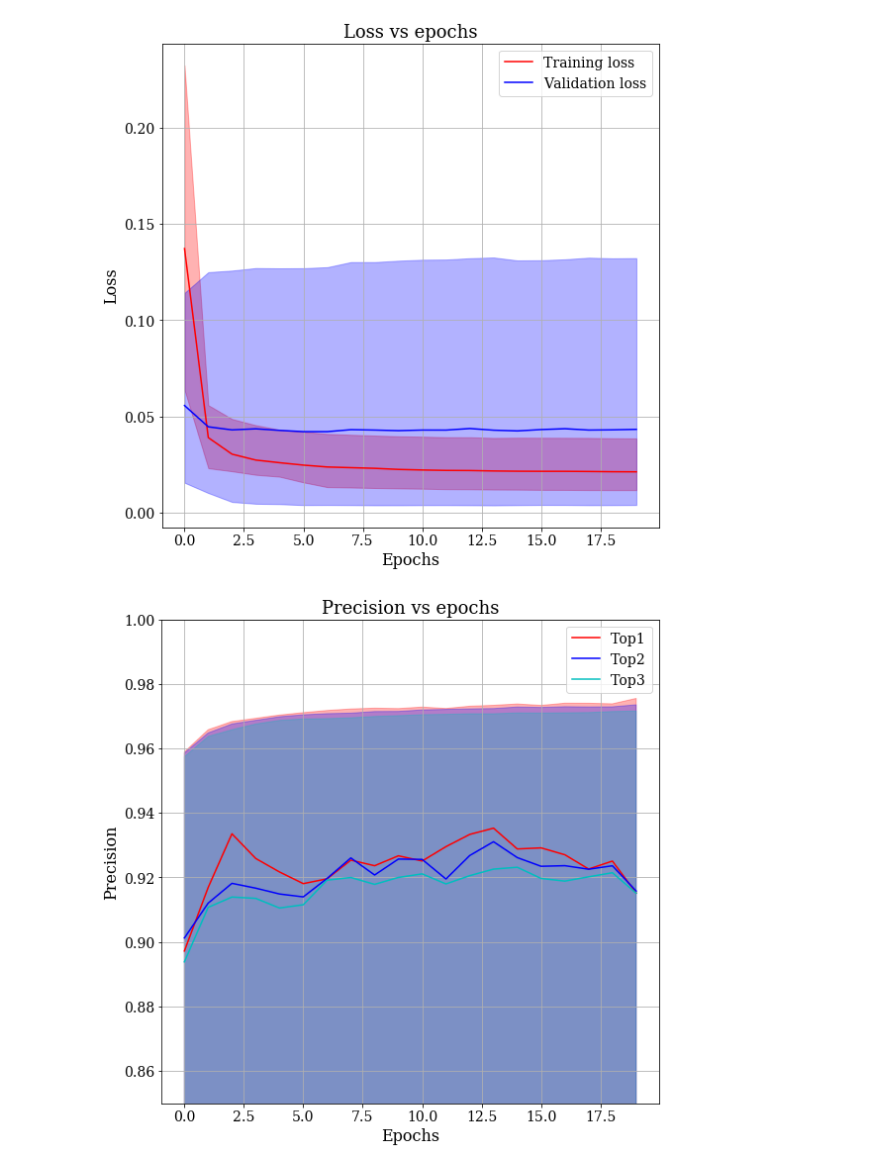
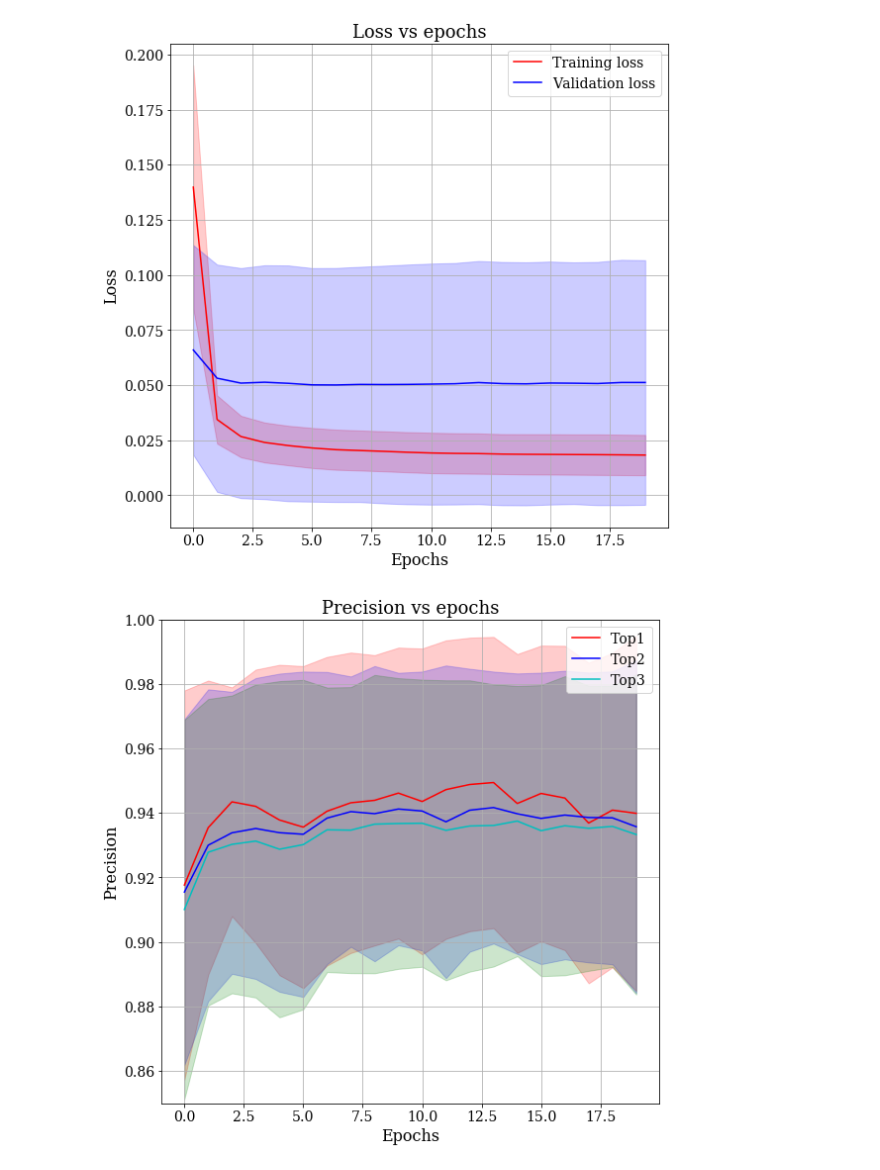
Before and after one commit to anuprulez/similar_galaxy_workflow, a Jupyter notebook: final_evaluations/deep_network_bc.ipynb, the cells around one changed output. Drawn from its saved outputs; the diff is of its cells as text; code cells hidden in the pictures.

```diff
--- a/final_evaluations/deep_network_bc.ipynb
+++ b/final_evaluations/deep_network_bc.ipynb
@@ -10,7 +10,6 @@ from keras import backend as K
 from keras.utils import get_custom_objects
 
 from matplotlib import pyplot as plt
-from matplotlib import rcParams
 
 warnings.filterwarnings("ignore")
 
@@ -21,11 +20,13 @@ font = {'family': 'serif', 'size': 14}
 
 plt.rc('font', **font)
 
-rcParams['font.family'] = "serif"
+alpha_fade = 0.2
 
 size_title = 18
 size_label = 16
 n_pred = 2
+method_type = base_path
+runs = 10
 
 def read_file(path):
     with open(path) as f:
@@ -44,8 +45,8 @@ def plot_loss(x_val1, loss_tr_y1, loss_tr_y2, x_val2, loss_te_y1, loss_te_y2, ti
     plt.xlabel(xlabel, size=size_label)
     plt.ylabel(ylabel, size=size_label)
     plt.title(title, size=size_title)
-    plt.fill_between(x_pos, loss_tr_y1, loss_tr_y2, color = 'r', alpha = 0.3)
-    plt.fill_between(x_pos, loss_te_y1, loss_te_y2, color = 'b', alpha = 0.3)
+    plt.fill_between(x_pos, loss_tr_y1, loss_tr_y2, color = 'r', alpha = alpha_fade)
+    plt.fill_between(x_pos, loss_te_y1, loss_te_y2, color = 'b', alpha = alpha_fade)
     plt.legend(leg)
     plt.grid(True)
     plt.show()
@@ -61,9 +62,9 @@ def plot_accuracy(x_val1, y1_top1, y2_top1, x_val2, y1_top2, y2_top2, x_val3, y1
     plt.xlabel(xlabel, size=size_label)
     plt.ylabel(ylabel, size=size_label)
     plt.title(title, size=size_title)
-    plt.fill_between(x_pos, y1_top1, y2_top1, color = 'r', alpha = 0.3)
-    plt.fill_between(x_pos, y1_top2, y2_top2, color = 'b', alpha = 0.3)
-    plt.fill_between(x_pos, y1_top3, y2_top3, color = 'c', alpha = 0.3)
+    plt.fill_between(x_pos, y1_top1, y2_top1, color = 'r', alpha = alpha_fade)
+    plt.fill_between(x_pos, y1_top2, y2_top2, color = 'b', alpha = alpha_fade)
+    plt.fill_between(x_pos, y1_top3, y2_top3, color = 'g', alpha = alpha_fade, edgecolor='g')
     plt.legend(leg)
     plt.ylim(0.85, 1.0)
     plt.grid(True)
@@ -80,11 +81,11 @@ def plot_usage(x_val1, y1_top1, y2_top1, x_val2, y1_top2, y2_top2, x_val3, y1_to
     plt.xlabel(xlabel, size=size_label)
     plt.ylabel(ylabel, size=size_label)
     plt.title(title, size=size_title)
-    plt.fill_between(x_pos, y1_top1, y2_top1, color = 'r', alpha = 0.3)
-    plt.fill_between(x_pos, y1_top2, y2_top2, color = 'b', alpha = 0.3)
-    plt.fill_between(x_pos, y1_top3, y2_top3, color = 'c', alpha = 0.3)
+    plt.fill_between(x_pos, y1_top1, y2_top1, color = 'r', alpha = alpha_fade, edgecolor='r')
+    plt.fill_between(x_pos, y1_top2, y2_top2, color = 'b', alpha = alpha_fade, edgecolor='b')
+    plt.fill_between(x_pos, y1_top3, y2_top3, color = 'g', alpha = alpha_fade, edgecolor='g')
     plt.legend(leg)
-    plt.ylim((1.0, 7.0))
+    plt.ylim((2.0, 6.0))
     plt.grid(True)
     plt.show()
 
@@ -117,12 +118,10 @@ def compute_fill_between(a_list):
 
     for i in range(0, n_cols):
         pos = a_list[:, i]
-        y1.append(min(pos))
-        y2.append(max(pos))
+        std = np.std(pos)
+        y1.append(std)
+        y2.append(std)
     return y1, y2
-
-method_type = base_path
-runs = 5
 
 train_loss = list()
 test_loss = list()
@@ -169,14 +168,16 @@ y1_top1, y2_top1 = compute_fill_between(precision_acc_top1)
 y1_top2, y2_top2 = compute_fill_between(precision_acc_top2)
 y1_top3, y2_top3 = compute_fill_between(precision_acc_top3)
 
-plot_loss(mean_tr_loss, loss_tr_y1, loss_tr_y2, mean_te_loss, loss_te_y1, loss_te_y2, "Loss vs epochs", "Epochs", "Loss", ['Training loss', 'Validation loss'])
+plot_loss(mean_tr_loss, mean_tr_loss - loss_tr_y1, mean_tr_loss + loss_tr_y2, \
+          mean_te_loss, mean_te_loss - loss_te_y1, mean_te_loss + loss_te_y2, "Loss vs epochs", "Epochs", "Loss", ['Training loss', 'Validation loss'])
 
-plot_accuracy(mean_top1_acc, y1_top1, y2_top1, mean_top2_acc, y1_top2, y2_top2, mean_top3_acc, y1_top3, y2_top3, "Precision vs epochs", "Epochs", "Precision", ['Top1', 'Top2', 'Top3'])
+plot_accuracy(mean_top1_acc, mean_top1_acc - y1_top1, mean_top1_acc + y2_top1, mean_top2_acc, \
+              mean_top2_acc - y1_top2, mean_top2_acc + y2_top2, \
+              mean_top3_acc, mean_top3_acc - y1_top3, mean_top3_acc + y2_top3, "Precision vs epochs", "Epochs", "Precision", ['Top1', 'Top2', 'Top3'])
 
 usage_top1 = list()
 usage_top2 = list()
 usage_top3 = list()
-
 
 
 for i in range(1, runs+1):
@@ -200,7 +201,10 @@ y1_top1, y2_top1 = compute_fill_between(usage_top1)
 y1_top2, y2_top2 = compute_fill_between(usage_top2)
 y1_top3, y2_top3 = compute_fill_between(usage_top3)
 
-plot_usage(mean_top1_usage, y1_top1, y2_top1, mean_top2_usage, y1_top2, y2_top2, mean_top3_usage, y1_top3, y2_top3, "Usage vs epochs", "Epochs", "Log usage", ['Top1', 'Top2', 'Top3'])
+
+plot_usage(mean_top1_usage, mean_top1_usage - y1_top1, mean_top1_usage + y2_top1, \
+           mean_top2_usage, mean_top2_usage - y1_top2, mean_top2_usage + y2_top2, \
+           mean_top3_usage, mean_top3_usage - y1_top3, mean_top3_usage + y2_top3, "Usage vs epochs", "Epochs", "Log usage", ['Top1', 'Top2', 'Top3'])
 # %% [output]
 data/deep_network_bc/run1/
 data/deep_network_bc/run2/
@@ -210,2 +219,2 @@ data/deep_network_bc/run5/
-[figure, old version]
+[figure, new version]
-[figure, old version]
+[figure, new version]
```
Also changed, not shown: parts of 1 cell of this notebook, 12 other files.
